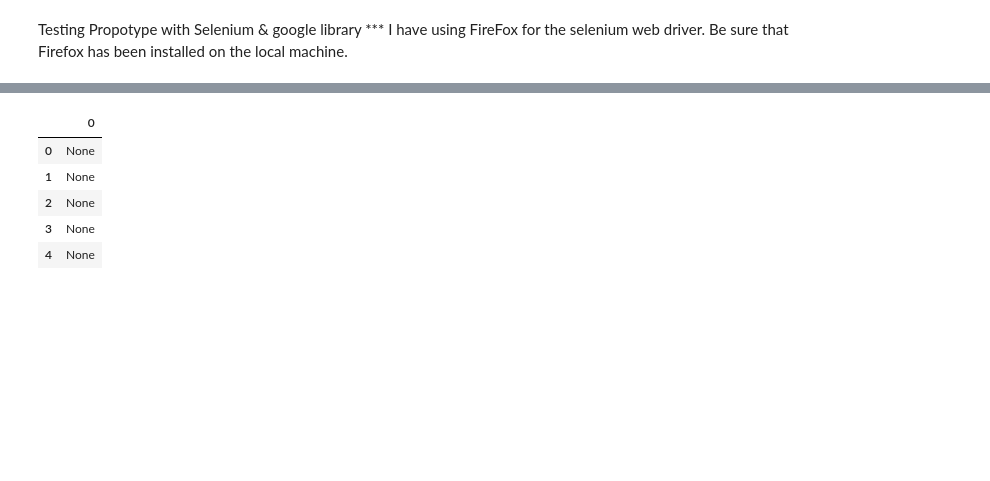
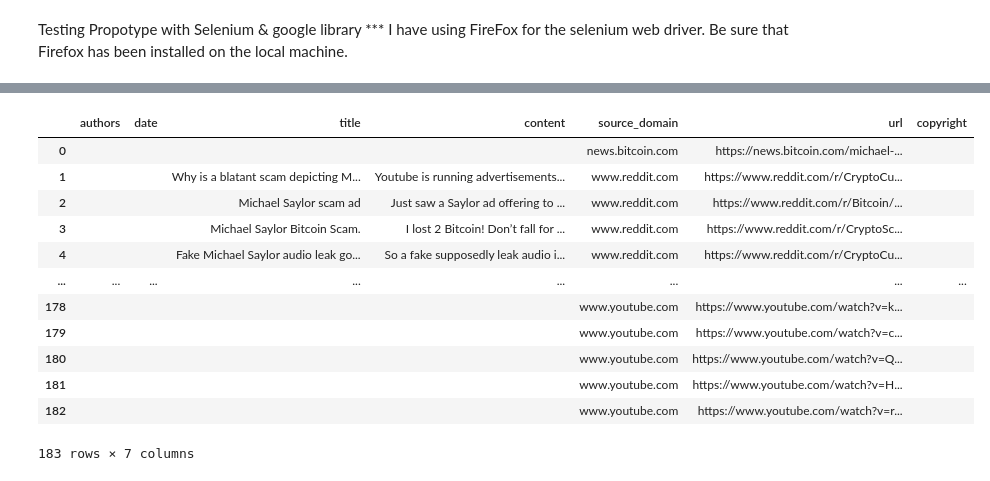
Before and after one commit to kennethtangca/CanTekWebScraping, a Jupyter notebook: seleniumTesting.ipynb, the cells around one changed output, grey strips where cells are left out. Saved outputs shown, nothing was run; the diff lists cells and outputs as text; code cells hidden in the pictures; blank space fills up the shorter version.

```diff
--- a/seleniumTesting.ipynb
+++ b/seleniumTesting.ipynb
@@ -154,16 +163,20 @@ queryString = 'Is Michael Saylor saying he will give away free bitcoin?'
 #Search in google url with google library
 results = search(query=queryString,num = 10 )
 # %%
+dataSet = []
 driver = webdriver.Firefox()
 i = 0
 for url in results:
     print(f'Scripting from => {url}')
     try:
-        getPElementList(driver,url)
-    except Exception as e:
+        data = getContent(driver,url)
+        print(data)
+        if (data['H1Title'] !='' or data['H2Title'] !='' or data['H3Title'] !=''):
+            print('pass')
+        #dataSet.append(data)
+    except:
         print(f"An unexpected error occurred with URL => {url}: {e}")
     #time.sleep(SLEEP_INTERVAL)
 driver.close()
-df = pd.DataFrame(p_elementList)
-df
+df = pd.DataFrame(dataSet)
 # %% [output]
@@ -213,10 +201,17 @@ df = pd.DataFrame(dataSet)
 # %%
-df.head(5)
+df
 # %% [output]
-|  | 0 |
-| 0 | None |
-| 1 | None |
-| 2 | None |
-| 3 | None |
-| 4 | None |
+|  | authors | date | title | content | source_domain | url | copyright |
+| 0 |  |  |  |  | news.bitcoin.com | https://news.bitcoin.com/michael-... |  |
+| 1 |  |  | Why is a blatant scam depicting M... | Youtube is running advertisements... | www.reddit.com | https://www.reddit.com/r/CryptoCu... |  |
+| 2 |  |  | Michael Saylor scam ad | Just saw a Saylor ad offering to ... | www.reddit.com | https://www.reddit.com/r/Bitcoin/... |  |
+| 3 |  |  | Michael Saylor Bitcoin Scam. | I lost 2 Bitcoin! Don’t fall for ... | www.reddit.com | https://www.reddit.com/r/CryptoSc... |  |
+| 4 |  |  | Fake Michael Saylor audio leak go... | So a fake supposedly leak audio i... | www.reddit.com | https://www.reddit.com/r/CryptoCu... |  |
+| ... | ... | ... | ... | ... | ... | ... | ... |
+| 178 |  |  |  |  | www.youtube.com | https://www.youtube.com/watch?v=k... |  |
+| 179 |  |  |  |  | www.youtube.com | https://www.youtube.com/watch?v=c... |  |
+| 180 |  |  |  |  | www.youtube.com | https://www.youtube.com/watch?v=Q... |  |
+| 181 |  |  |  |  | www.youtube.com | https://www.youtube.com/watch?v=H... |  |
+| 182 |  |  |  |  | www.youtube.com | https://www.youtube.com/watch?v=r... |  |
+183 rows × 7 columns
 # %%
```
Also changed, not shown: parts of 6 cells of this notebook, 4 other files.
